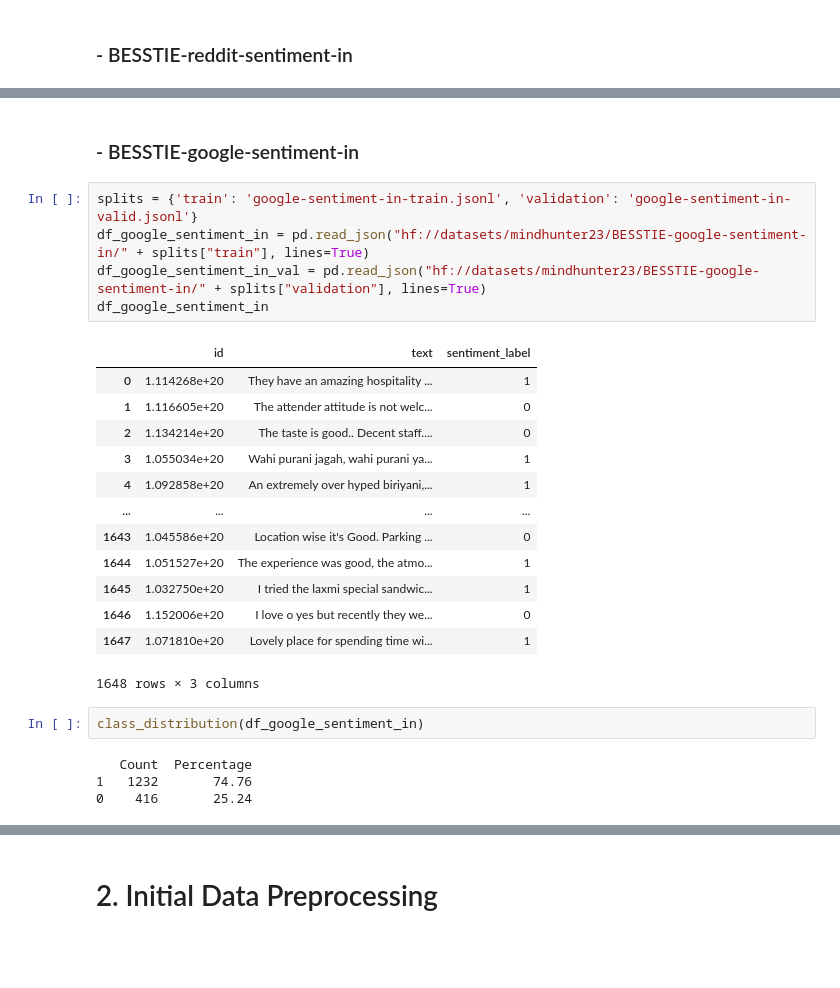
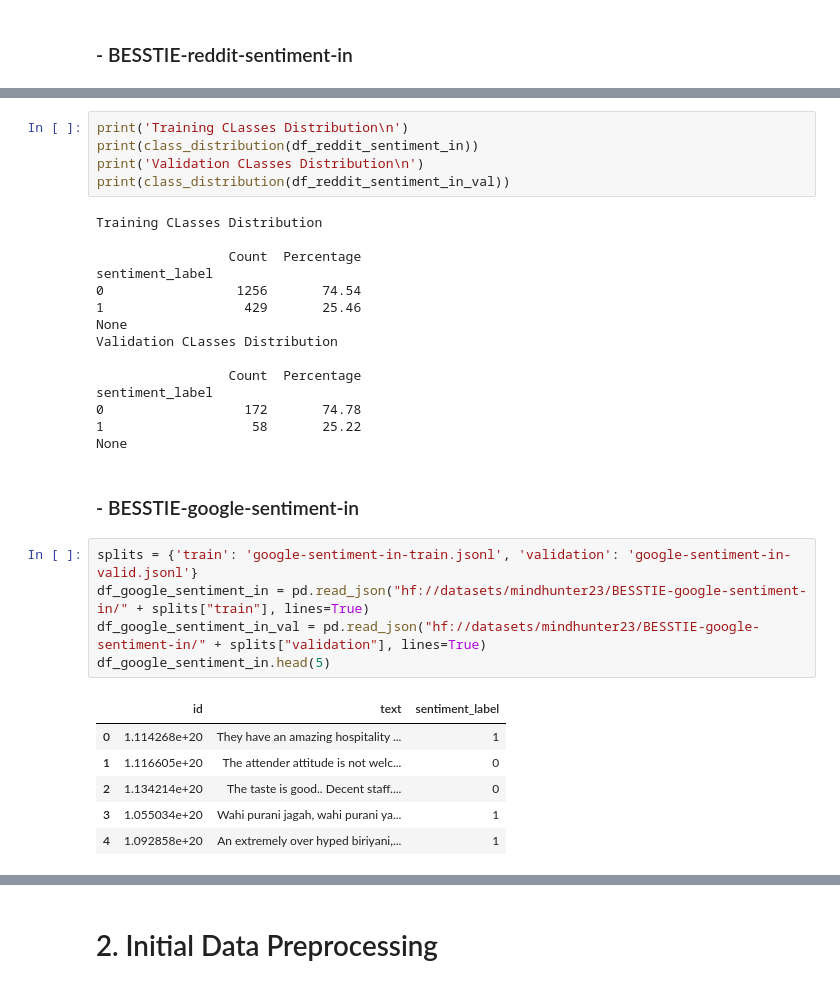
Before and after one commit to saropi99/nlp-project, a Jupyter notebook: notebook.ipynb, the cells around one changed output, grey strips where cells are left out. Cells and saved outputs as stored; diff of their text form; blank space fills up the shorter version.

```diff
--- a/notebook.ipynb
+++ b/notebook.ipynb
@@ -160,27 +188,34 @@ class_distribution(df_reddit_sentiment_in)
+# %%
+print('Training CLasses Distribution\n')
+print(class_distribution(df_reddit_sentiment_in))
+print('Validation CLasses Distribution\n')
+print(class_distribution(df_reddit_sentiment_in_val))
+# %% [output]
+Training CLasses Distribution
+
+                 Count  Percentage
+sentiment_label
+0                 1256       74.54
+1                  429       25.46
+None
+Validation CLasses Distribution
+
+                 Count  Percentage
+sentiment_label
+0                  172       74.78
+1                   58       25.22
+None
 # %% [markdown]
 ### - BESSTIE-google-sentiment-in
 # %%
 splits = {'train': 'google-sentiment-in-train.jsonl', 'validation': 'google-sentiment-in-valid.jsonl'}
 df_google_sentiment_in = pd.read_json("hf://datasets/mindhunter23/BESSTIE-google-sentiment-in/" + splits["train"], lines=True)
 df_google_sentiment_in_val = pd.read_json("hf://datasets/mindhunter23/BESSTIE-google-sentiment-in/" + splits["validation"], lines=True)
-df_google_sentiment_in
+df_google_sentiment_in.head(5)
 # %% [output]
 |  | id | text | sentiment_label |
 | 0 | 1.114268e+20 | They have an amazing hospitality ... | 1 |
 | 1 | 1.116605e+20 | The attender attitude is not welc... | 0 |
 | 2 | 1.134214e+20 | The taste is good.. Decent staff.... | 0 |
 | 3 | 1.055034e+20 | Wahi purani jagah, wahi purani ya... | 1 |
 | 4 | 1.092858e+20 | An extremely over hyped biriyani,... | 1 |
-| ... | ... | ... | ... |
-| 1643 | 1.045586e+20 | Location wise it's Good. Parking ... | 0 |
-| 1644 | 1.051527e+20 | The experience was good, the atmo... | 1 |
-| 1645 | 1.032750e+20 | I tried the laxmi special sandwic... | 1 |
-| 1646 | 1.152006e+20 | I love o yes but recently they we... | 0 |
-| 1647 | 1.071810e+20 | Lovely place for spending time wi... | 1 |
-1648 rows × 3 columns
-# %%
-class_distribution(df_google_sentiment_in)
-# %% [output]
-   Count  Percentage
-1   1232       74.76
-0    416       25.24
```
Also changed, not shown: parts of 41 cells of this notebook, 1 other file.
